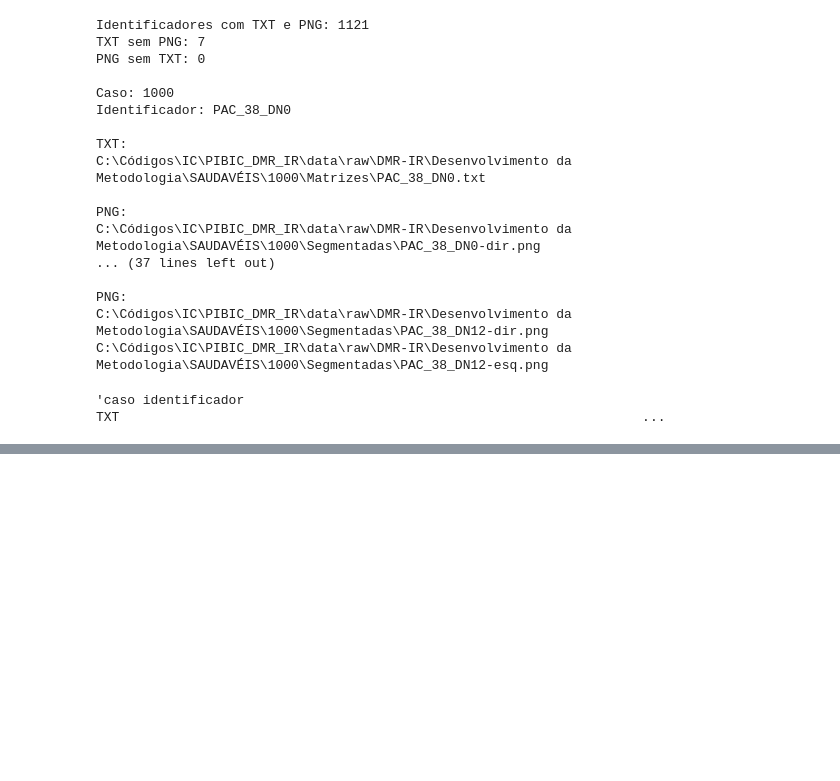
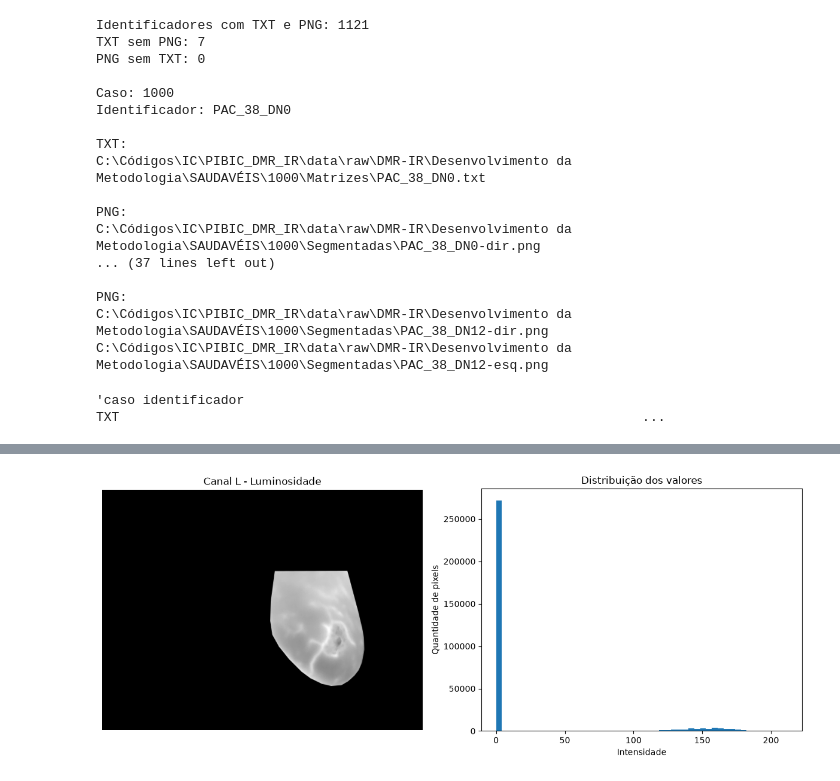
Before and after one commit to anaclaraxbj/PIBIC_DMR_IR, a Jupyter notebook: notebooks/exploração_inicial_DMR-IR.ipynb, the cells around one changed output, grey strips where cells are left out. Saved outputs shown, nothing was run; the diff lists cells and outputs as text; code cells hidden in the pictures; blank space fills up the shorter version.

```diff
--- a/notebooks/exploração_inicial_DMR-IR.ipynb
+++ b/notebooks/exploração_inicial_DMR-IR.ipynb
@@ -374,0 +420,25 @@ C:\Códigos\IC\PIBIC_DMR_IR\data\raw\DMR-IR\Desenvolvimento da Metodologia\SAUDA
+# %%
+import matplotlib.pyplot as plt
+import numpy as np
+from PIL import Image
+
+with Image.open(caminho_png) as imagem:
+    canal_L = np.array(imagem.getchannel("L"))
+
+fig, axes = plt.subplots(1, 2, figsize=(12, 5))
+
+# Visualização da imagem
+axes[0].imshow(canal_L, cmap="gray")
+axes[0].set_title("Canal L - Luminosidade")
+axes[0].axis("off")
+
+# Histograma
+axes[1].hist(canal_L.ravel(), bins=50)
+axes[1].set_title("Distribuição dos valores")
+axes[1].set_xlabel("Intensidade")
+axes[1].set_ylabel("Quantidade de pixels")
+
+plt.tight_layout()
+plt.show()
+# %% [output]
+[figure, added]
```
Also changed, not shown: parts of 17 cells of this notebook, 5 other files.
